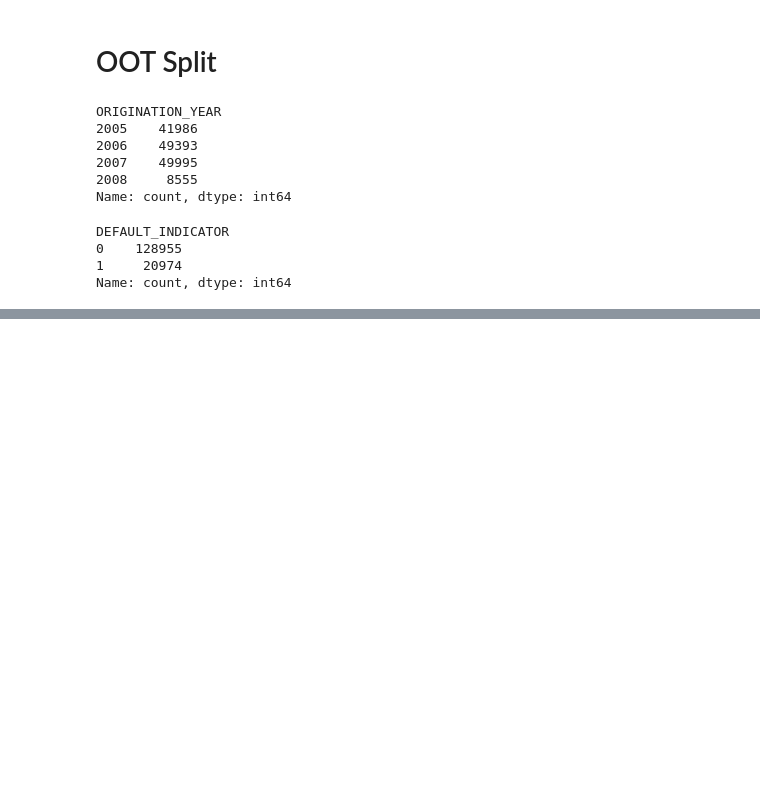
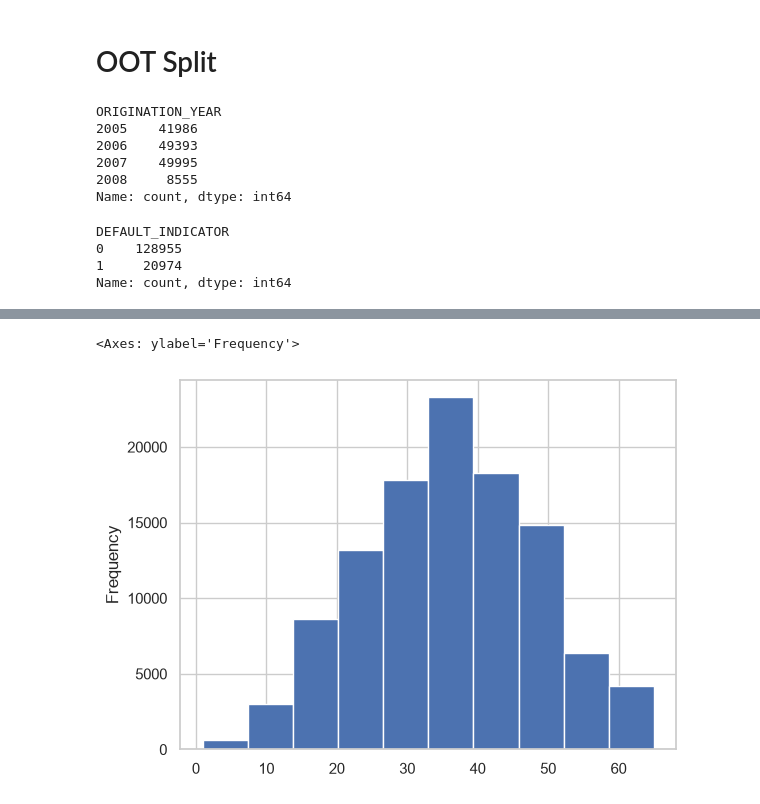
Before and after one commit to Gautam0211/Credit-Risk-Stress-Testing-Under-Macro-Conditions-of-2008-Global-Recession, a Jupyter notebook: Notebooks/EDA and Data Preprocessing.ipynb, the cells around one changed output, grey strips where cells are left out. Cells and saved outputs as stored; diff of their text form; code cells hidden in the pictures; blank space fills up the shorter version.

```diff
--- a/Notebooks/EDA and Data Preprocessing.ipynb
+++ b/Notebooks/EDA and Data Preprocessing.ipynb
@@ -1427,0 +1701,4 @@ Name: count, dtype: int64
+# %%
+X_train = pd.read_parquet('X_train_raw.parquet')
+X_val   = pd.read_parquet('X_val_raw.parquet')
+X_test  = pd.read_parquet('X_test_raw.parquet')
@@ -1427,0 +1800,5 @@ Name: count, dtype: int64
+# %%
+X_train.DTI.plot.hist()
+# %% [output]
+<Axes: ylabel='Frequency'>
+[figure, added]
```
Also changed, not shown: parts of 47 cells of this notebook, 1 other file.
